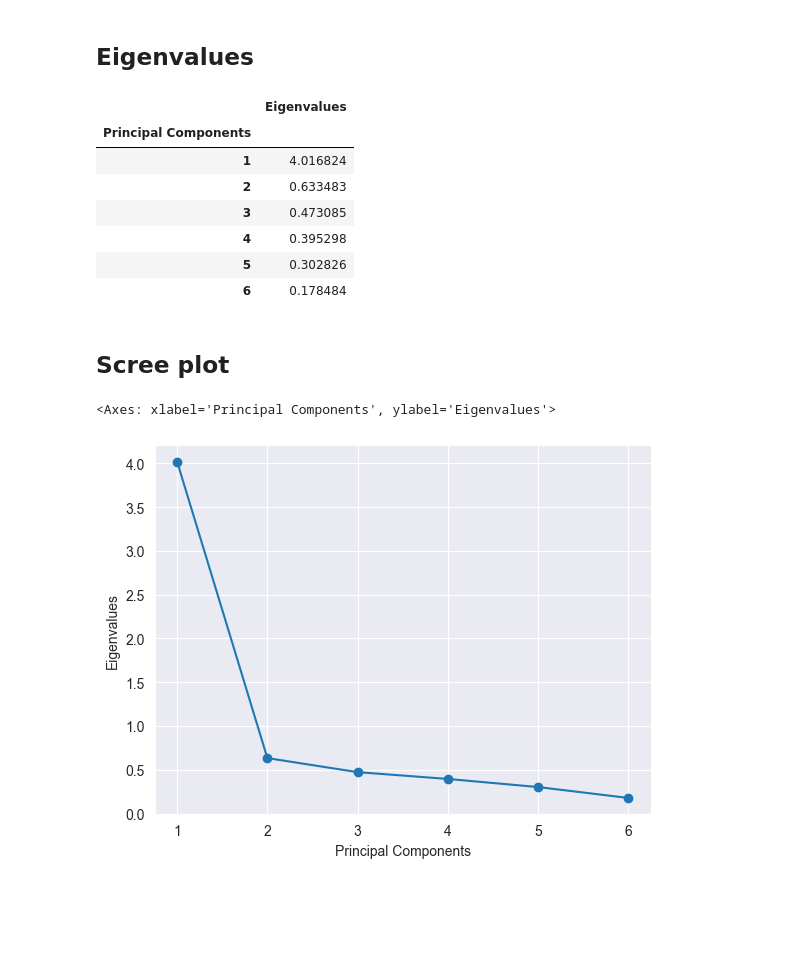
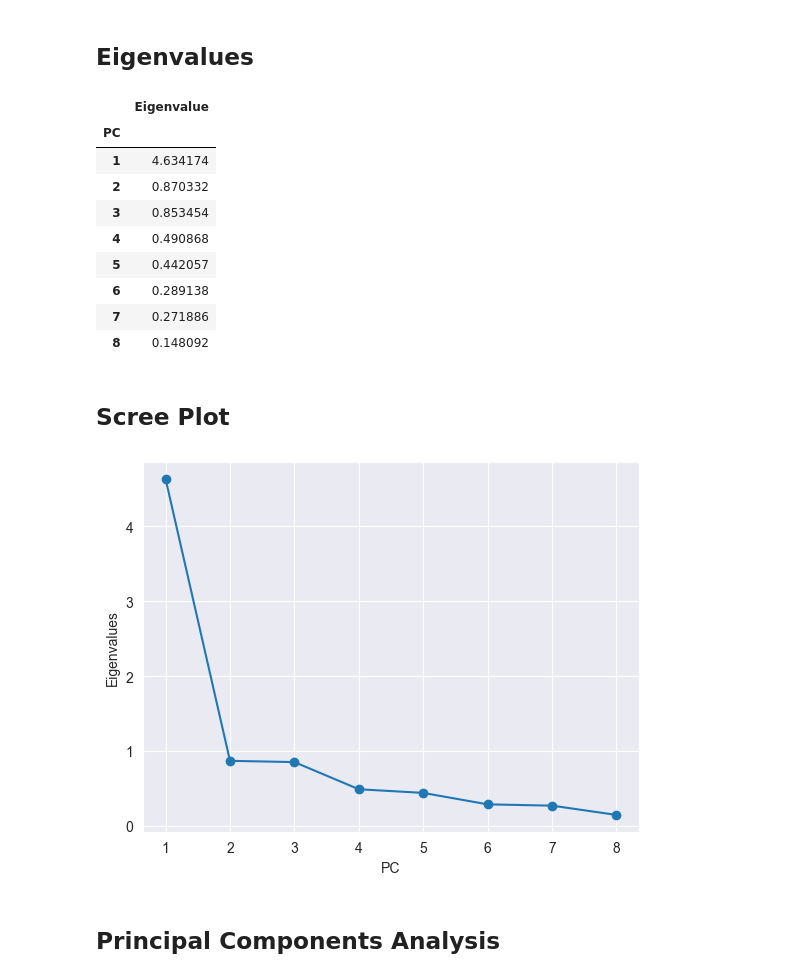
Before and after one commit to KurinAlex/DSProject, a Jupyter notebook: main.ipynb, the cells around one changed output. Drawn from its saved outputs; the diff is of its cells as text; code cells hidden in the pictures; blank space fills up the shorter version.

```diff
--- a/main.ipynb
+++ b/main.ipynb
@@ -116,0 +192,3 @@ corruption_index
+# %%
+population = process_data('data/population_and_demography.csv', 'Population', 'Country name')
+population
@@ -137,4 +230,4 @@ working_hours
 # %%
-data_frames = [corruption_index, health_expenditure, years_of_schooling, gdp, life_expectancy, working_hours]
-titles = ['Corruption Index', 'Health Expenditure', 'Years Of Schooling', 'GDP Per Person', 'Life Expectancy', 'Working Hours']
+data_frames = [corruption_index, education_expenditure, energy_use, gdp, health_expenditure, life_expectancy, population, working_hours]
+titles = ['Corruption Index', 'Education Expenditure', 'Energy Use', 'GDP Per Person', 'Health Expenditure', 'Life Expectancy', 'Population', 'Working Hours']
 # %% [markdown]
@@ -163,6 +264,5 @@ for r in range(rows):
 # %%
-year = 2015
-data = pd.concat((f[year] for f in data_frames), axis=1, keys=titles)
+data = pd.concat((f.T.mean() for f in data_frames), axis=1, keys=titles)
 data.dropna(inplace=True)
 data
 # %% [output]
@@ -222,24 +309,29 @@ sb.heatmap(loadings, annot=True)
 # %% [markdown]
 ## Eigenvalues
 # %%
-eigvals = np.linalg.eigvals(corr)
-eigvals = np.sort(eigvals)[::-1]
-eigvals_df = pd.DataFrame(eigvals, columns=['Eigenvalues'], index=pd.RangeIndex(1, len(eigvals) + 1))
-eigvals_df.index.name = 'Principal Components'
-eigvals_df
+eigenvalues = np.linalg.eigvals(corr)
+eigenvalues = np.sort(eigenvalues)[::-1]
+
+eigenvalues_df = pd.DataFrame(eigenvalues, columns=['Eigenvalue'], index=pd.RangeIndex(1, len(eigenvalues) + 1))
+eigenvalues_df.index.name = 'PC'
+
+eigenvalues_df
 # %% [output]
-|  | Eigenvalues |
-| Principal Components |  |
-| 1 | 4.016824 |
-| 2 | 0.633483 |
-| 3 | 0.473085 |
-| 4 | 0.395298 |
-| 5 | 0.302826 |
-| 6 | 0.178484 |
+|  | Eigenvalue |
+| PC |  |
+| 1 | 4.634174 |
+| 2 | 0.870332 |
+| 3 | 0.853454 |
+| 4 | 0.490868 |
+| 5 | 0.442057 |
+| 6 | 0.289138 |
+| 7 | 0.271886 |
+| 8 | 0.148092 |
 # %% [markdown]
-## Scree plot
+## Scree Plot
 # %%
-eigvals_df.plot(marker='o', ylabel='Eigenvalues', legend=False)
+eigenvalues_df.plot(marker='o', ylabel='Eigenvalues', legend=False);
 # %% [output]
-<Axes: xlabel='Principal Components', ylabel='Eigenvalues'>
-[figure, old version]
+[figure, new version]
+# %% [markdown]
+## Principal Components Analysis
```
Also changed, not shown: parts of 36 cells of this notebook, 5 other files.
